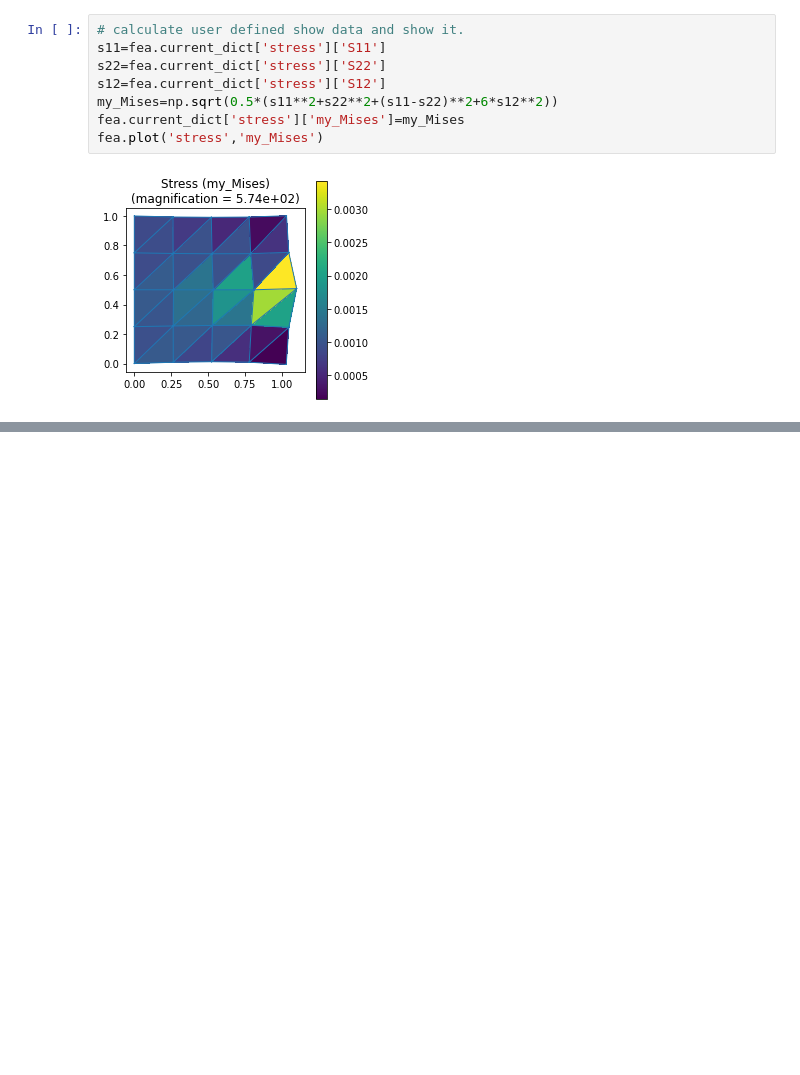
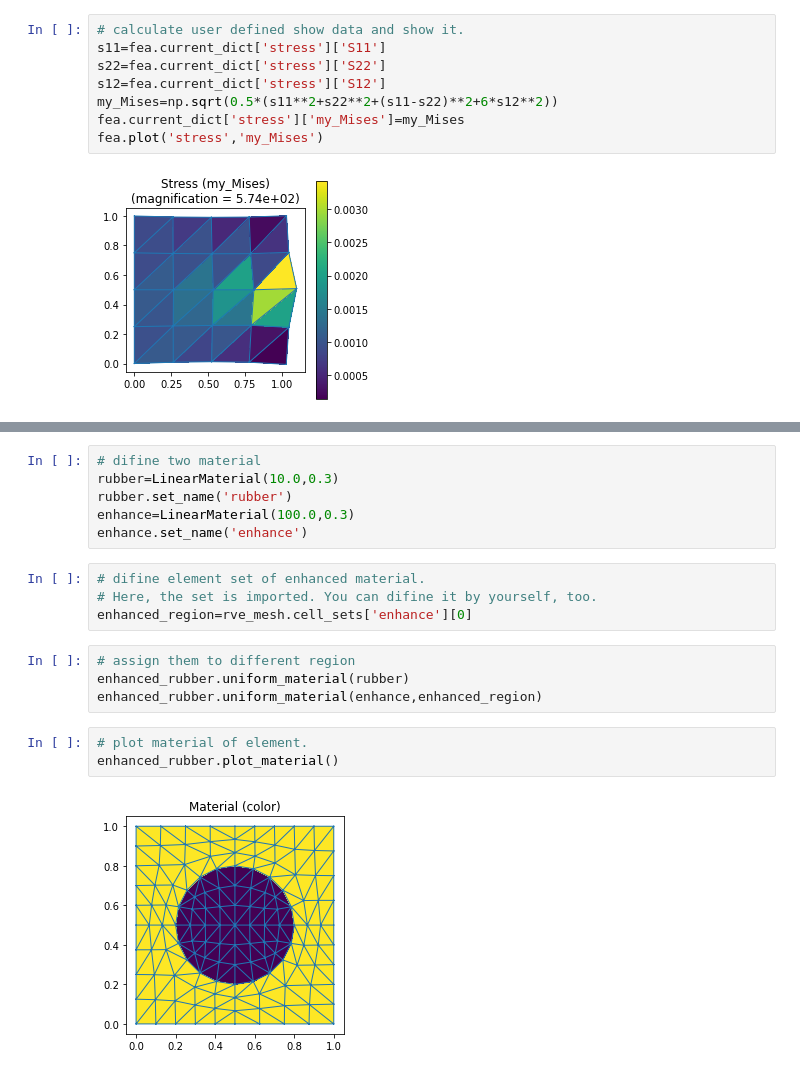
Before and after one commit to MuTong320/NaiveFea, a Jupyter notebook: example.ipynb, the cells around one changed output, grey strips where cells are left out. Saved outputs shown, nothing was run; the diff lists cells and outputs as text; blank space fills up the shorter version.

```diff
--- a/example.ipynb
+++ b/example.ipynb
@@ -157,0 +166,19 @@ fea.plot('stress','my_Mises')
+# %%
+# difine two material
+rubber=LinearMaterial(10.0,0.3)
+rubber.set_name('rubber')
+enhance=LinearMaterial(100.0,0.3)
+enhance.set_name('enhance')
+# %%
+# difine element set of enhanced material.
+# Here, the set is imported. You can difine it by yourself, too.
+enhanced_region=rve_mesh.cell_sets['enhance'][0]
+# %%
+# assign them to different region
+enhanced_rubber.uniform_material(rubber)
+enhanced_rubber.uniform_material(enhance,enhanced_region)
+# %%
+# plot material of element.
+enhanced_rubber.plot_material()
+# %% [output]
+[figure, added]
```
Also changed, not shown: parts of 6 cells of this notebook, 4 other files.
